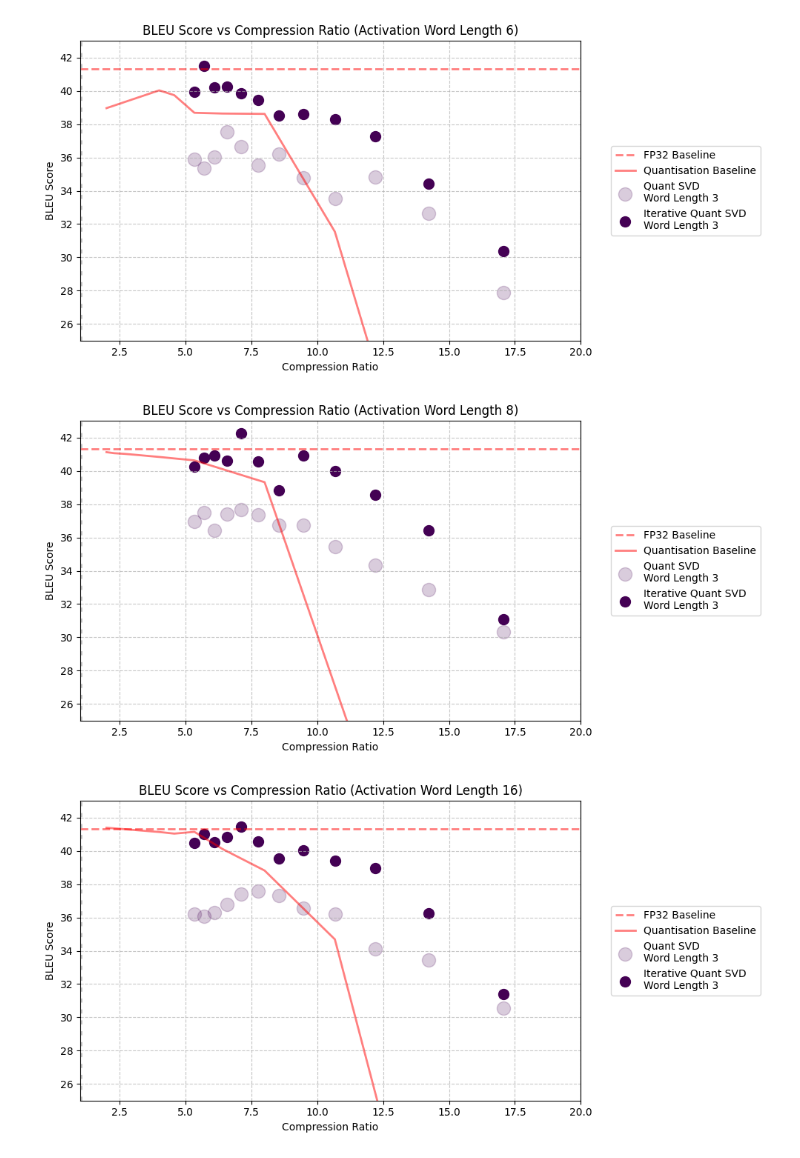
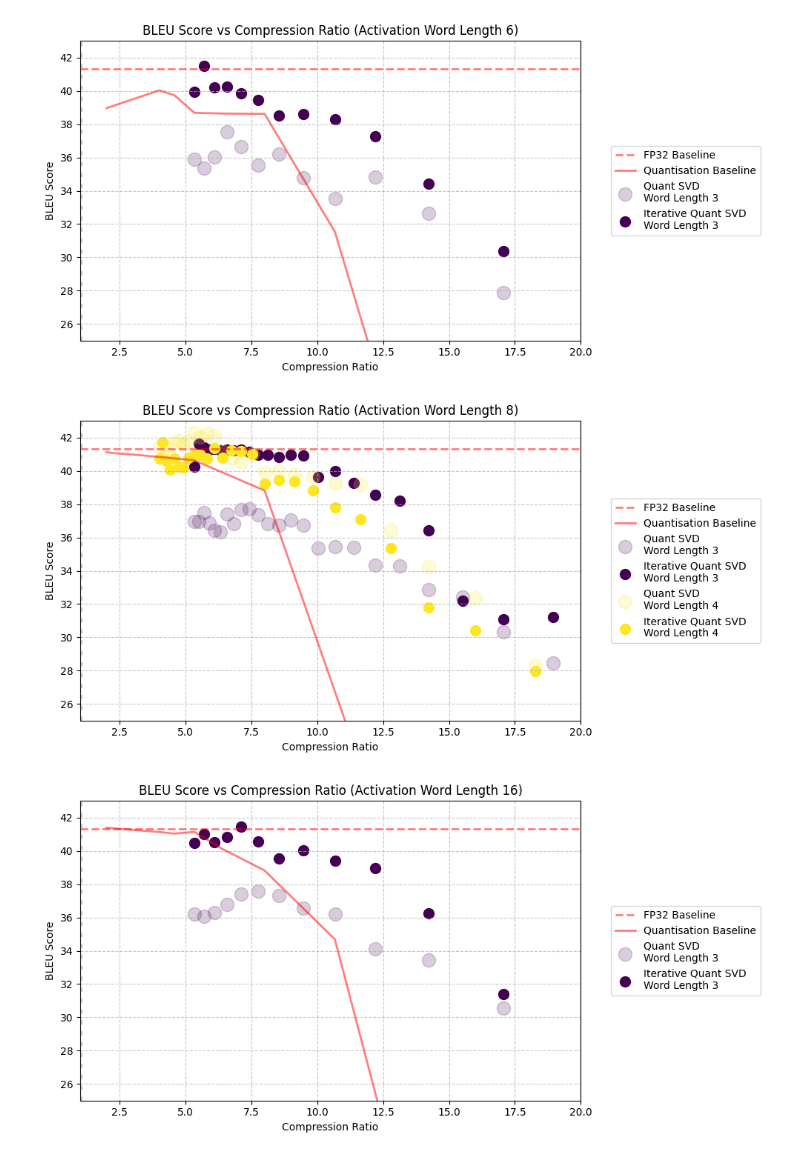
Before and after one commit to justinhuang666666/Approximate-Matrix-Vector-Multiplication, a Jupyter notebook: simulation_result/simulation_quant.ipynb, the cells around one changed output. Cells and saved outputs as stored; diff of their text form; code cells hidden in the pictures.

```diff
--- a/simulation_result/simulation_quant.ipynb
+++ b/simulation_result/simulation_quant.ipynb
@@ -1618,12 +1618,17 @@ plt.plot(
 
 # Load the SVD data
 svd_data1 = pd.read_csv('svd_quant_inout_en_de_3.csv')
+svd_data1 = pd.concat([svd_data1, pd.read_csv('svd_quant_inout_en_de_4.csv')], ignore_index=True)
+svd_data1 = pd.concat([svd_data1, pd.read_csv('svd_quant_inout_en_de_5.csv')], ignore_index=True)
+svd_data1 = pd.concat([svd_data1, pd.read_csv('svd_quant_inout_en_de_6.csv')], ignore_index=True)
+svd_data1 = pd.concat([svd_data1, pd.read_csv('svd_quant_inout_en_de_7.csv')], ignore_index=True)
+svd_data1 = pd.concat([svd_data1, pd.read_csv('svd_quant_inout_en_de_8.csv')], ignore_index=True)
 svd_data2 = svd_data1
 
 
 # Define the word lengths to plot for the SVD data
-svd_word_lengths = [3]
-svd_word_lengths1 = [3]
+svd_word_lengths = [3,4]
+svd_word_lengths1 = [3,4]
 
 # Generate a colormap with Viridis for the SVD plots
 svd_viridis = cm.get_cmap('viridis', len(svd_word_lengths))
@@ -1642,34 +1647,34 @@ for idx, (wl1, wl2) in enumerate(zip(svd_word_lengths,svd_word_lengths1)):
         s=170,
         marker='o',
         alpha=0.2,
         color=svd_viridis(idx / len(svd_word_lengths)),
         label=f'Quant SVD\nWord Length {wl1}'
     )
 
     # Scatter plot for the current word length
     plt.scatter(
         svd_data1_wl1['Compression Ratio'],
         svd_data1_wl1["Iterative Quant SVD BLEU (Range-Based)"],
         s=100,
         marker='o',
         alpha=1,
         color=svd_viridis(idx / len(svd_word_lengths)),
         label=f'Iterative Quant SVD\nWord Length {wl2}'
     )
 
 
 
 # Add legend outside the plot
 plt.legend(loc='center left', bbox_to_anchor=(1.05, 0.5))  # Legend outside plotting area
 plt.grid(linestyle='--', alpha=0.7)
 plt.xlim([1,20])
 plt.ylim([25,43])
 
 # Adjust layout and show the plot
 plt.tight_layout(rect=[0, 0, 1, 1])  # Leave space for legend
 plt.show()
 # %% [output]
-[figure, old version]
+[figure, new version]
 # %%
 import pandas as pd
 import matplotlib.pyplot as plt
```
Also changed, not shown: parts of 1 cell of this notebook, 9 other files.
